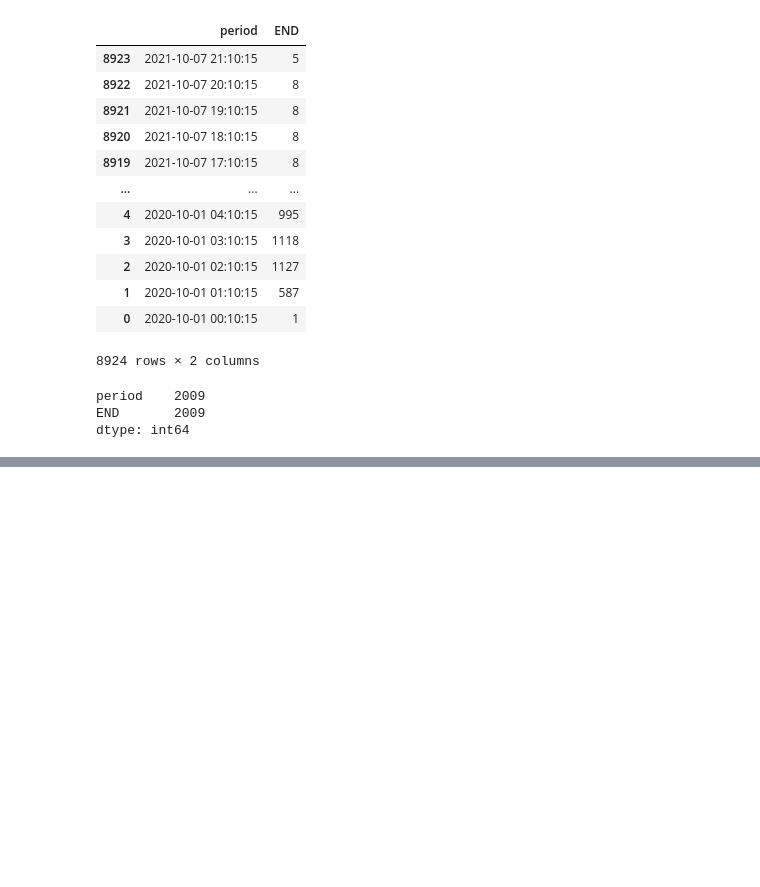
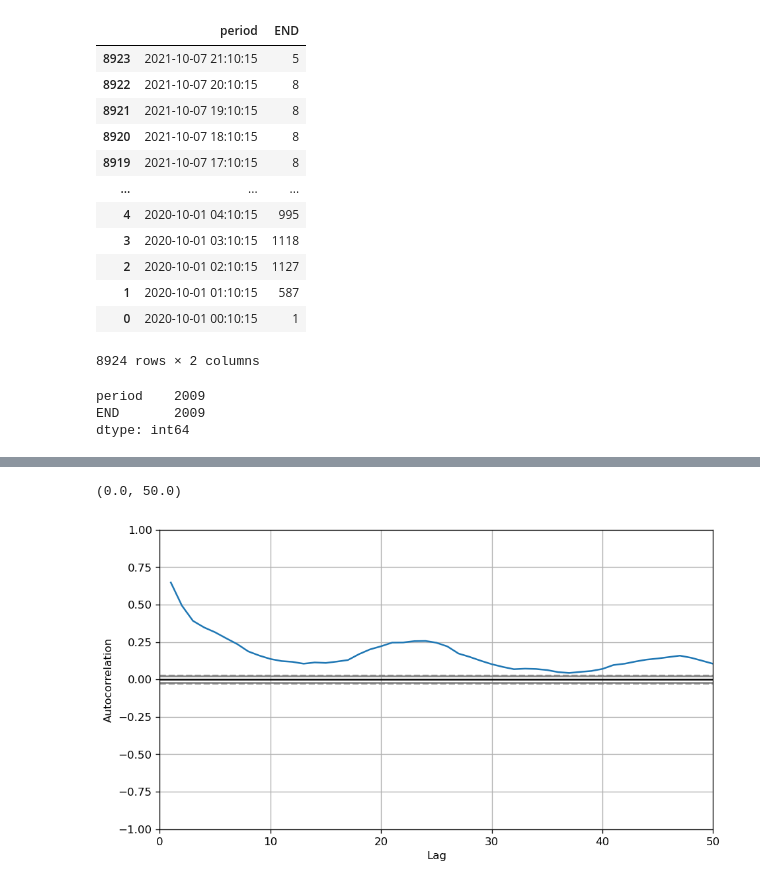
Before and after one commit to VahidehRasekhi/accre-sour_patch, a Jupyter notebook: accre_question1.ipynb, the cells around one changed output, grey strips where cells are left out. Drawn from its saved outputs; the diff is of its cells as text; code cells hidden in the pictures; blank space fills up the shorter version.

```diff
--- a/accre_question1.ipynb
+++ b/accre_question1.ipynb
@@ -294,0 +358,8 @@ dtype: int64
+# %%
+plt.rcParams.update({'figure.figsize':(9,5), 'figure.dpi':120})
+
+autocorrelation_plot(completed_jobs_hourly['END'])
+plt.xlim(0,50)
+# %% [output]
+(0.0, 50.0)
+[figure, added]
```
Also changed, not shown: parts of 29 cells of this notebook.
